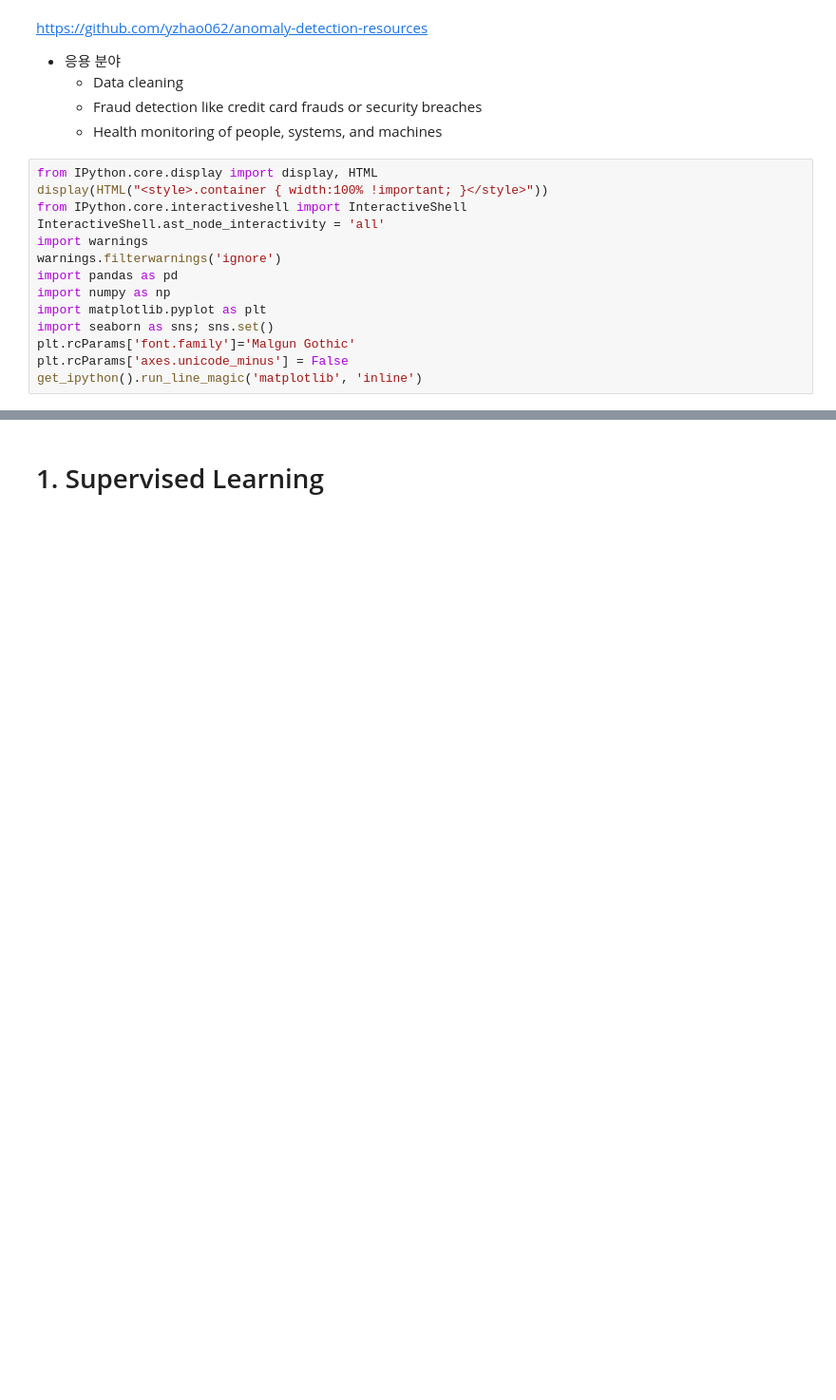
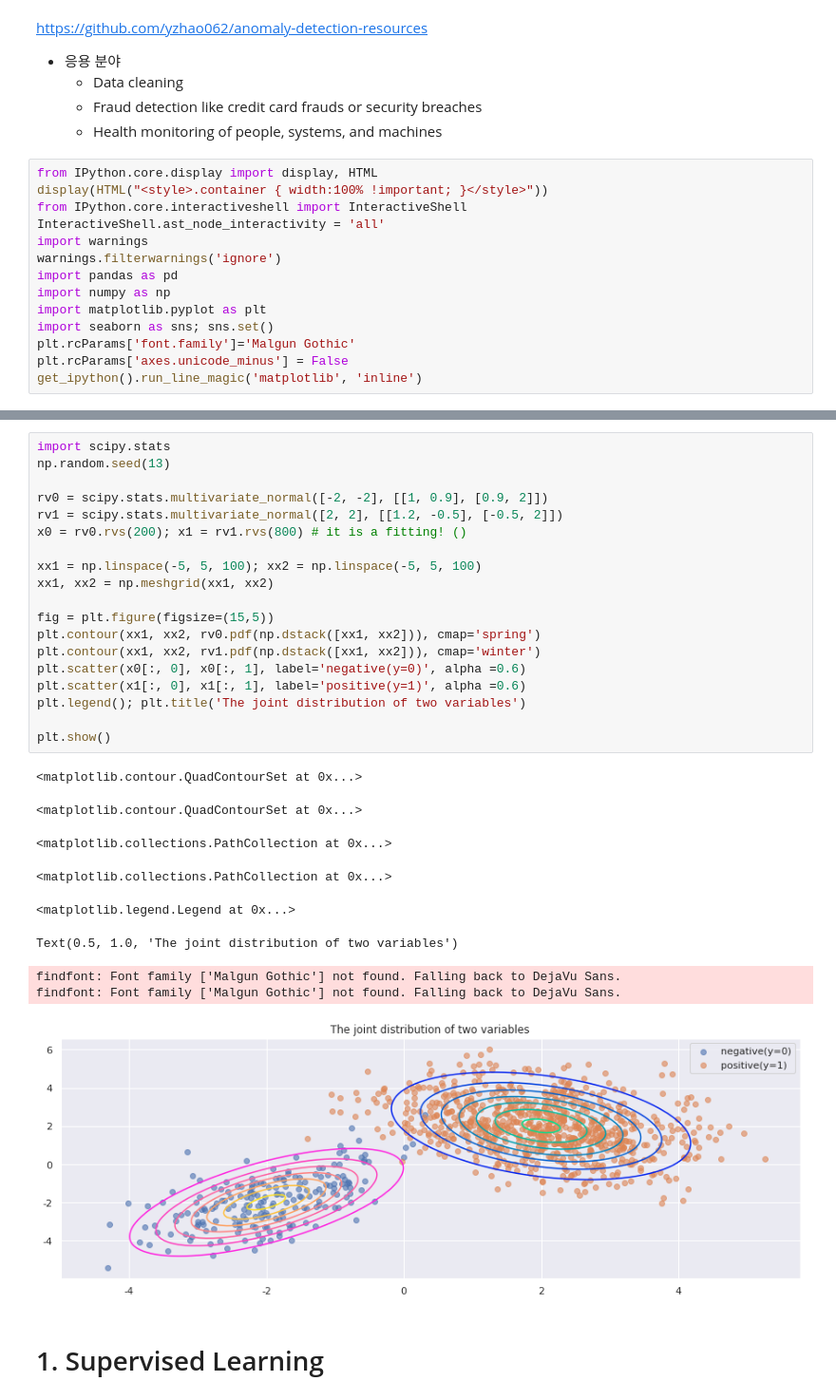
Before and after one commit to ancestor9/aSSIST, a Jupyter notebook: 20_anomaly_detection.ipynb, the cells around one changed output, grey strips where cells are left out. Shown: that part at 95% size. Cells and saved outputs as stored; diff of their text form; blank space fills up the shorter version.

```diff
--- a/20_anomaly_detection.ipynb
+++ b/20_anomaly_detection.ipynb
@@ -33,3 +47,32 @@ get_ipython().run_line_magic('matplotlib', 'inline')
+# %%
+import scipy.stats
+np.random.seed(13)
+
+rv0 = scipy.stats.multivariate_normal([-2, -2], [[1, 0.9], [0.9, 2]])
+rv1 = scipy.stats.multivariate_normal([2, 2], [[1.2, -0.5], [-0.5, 2]])
+x0 = rv0.rvs(200); x1 = rv1.rvs(800) # it is a fitting! ()
+
+xx1 = np.linspace(-5, 5, 100); xx2 = np.linspace(-5, 5, 100)
+xx1, xx2 = np.meshgrid(xx1, xx2)
+
+fig = plt.figure(figsize=(15,5))
+plt.contour(xx1, xx2, rv0.pdf(np.dstack([xx1, xx2])), cmap='spring')
+plt.contour(xx1, xx2, rv1.pdf(np.dstack([xx1, xx2])), cmap='winter')
+plt.scatter(x0[:, 0], x0[:, 1], label='negative(y=0)', alpha =0.6)
+plt.scatter(x1[:, 0], x1[:, 1], label='positive(y=1)', alpha =0.6)
+plt.legend(); plt.title('The joint distribution of two variables')
+
+plt.show()
+# %% [output]
+<matplotlib.contour.QuadContourSet at 0x...>
+<matplotlib.contour.QuadContourSet at 0x...>
+<matplotlib.collections.PathCollection at 0x...>
+<matplotlib.collections.PathCollection at 0x...>
+<matplotlib.legend.Legend at 0x...>
+Text(0.5, 1.0, 'The joint distribution of two variables')
+findfont: Font family ['Malgun Gothic'] not found. Falling back to DejaVu Sans.
+findfont: Font family ['Malgun Gothic'] not found. Falling back to DejaVu Sans.
+[figure, added]
 # %% [markdown]
 # 1. Supervised Learning
 # %%
```
Also changed, not shown: parts of 3 cells of this notebook.
